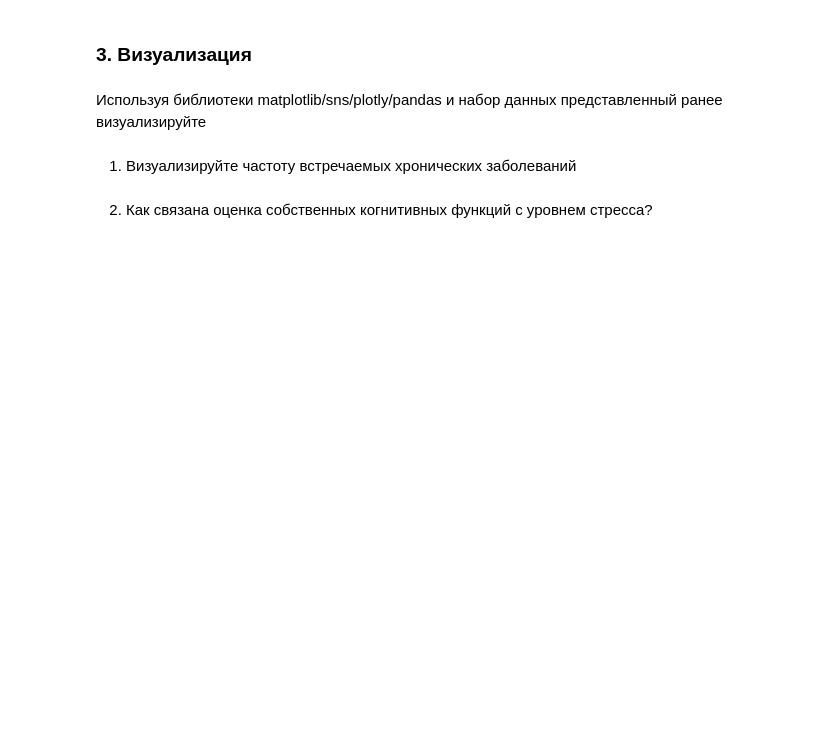
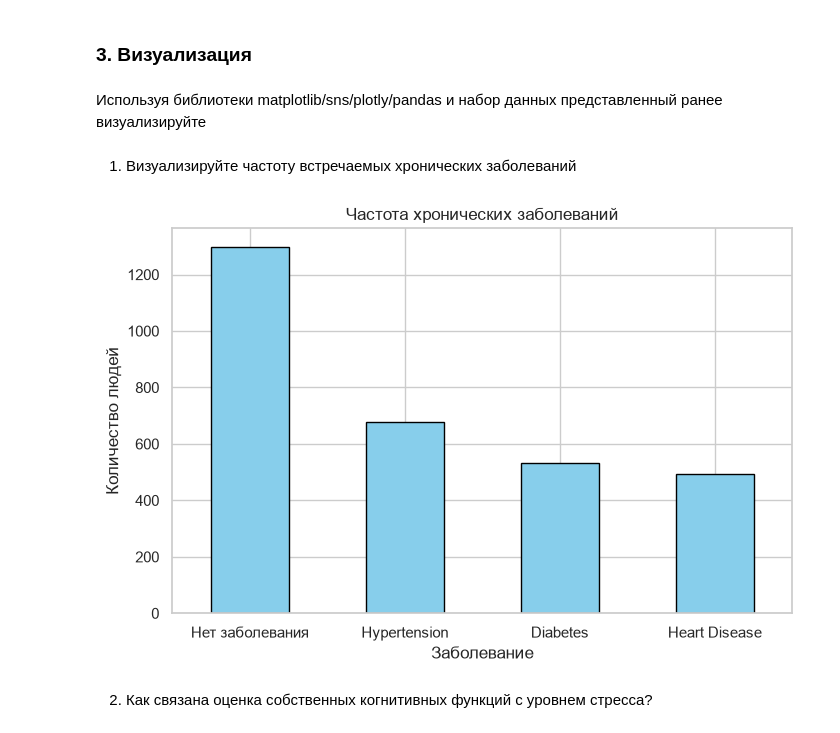
Before and after one commit to Coffe0954/MACHINELEARNING, a Jupyter notebook: hw1/Lab1-7.ipynb, the cells around one changed output. Cells and saved outputs as stored; diff of their text form; code cells hidden in the pictures; blank space fills up the shorter version.

```diff
--- a/hw1/Lab1-7.ipynb
+++ b/hw1/Lab1-7.ipynb
@@ -206,6 +206,9 @@ Income Level - доход в USD.
 # %%
 import pandas as pd
 # %%
-# Load dataset here
+# Load dataset hereimport pandas as pd
+import pandas as pd
+df = pd.read_csv('data.csv')
+df.head()
 # %% [markdown]
 1. Какой средний вес людей представленных в наборе данных?
@@ -233,5 +334,21 @@ import pandas as pd
 Используя библиотеки matplotlib/sns/plotly/pandas и набор данных представленный ранее визуализируйте
 # %% [markdown]
 1. Визуализируйте частоту встречаемых хронических заболеваний
+# %%
+plt.figure(figsize=(8, 5))
+
+df['Chronic Diseases'].fillna('Нет заболевания').value_counts().plot(
+    kind='bar',
+    color='skyblue',
+    edgecolor='black'
+)
+
+plt.title('Частота хронических заболеваний')
+plt.xlabel('Заболевание')
+plt.ylabel('Количество людей')
+plt.xticks(rotation=0)
+plt.show()
+# %% [output]
+[figure, added]
 # %% [markdown]
 2. Как связана оценка собственных когнитивных функций с уровнем стресса?
```
Also changed, not shown: parts of 16 cells of this notebook.
